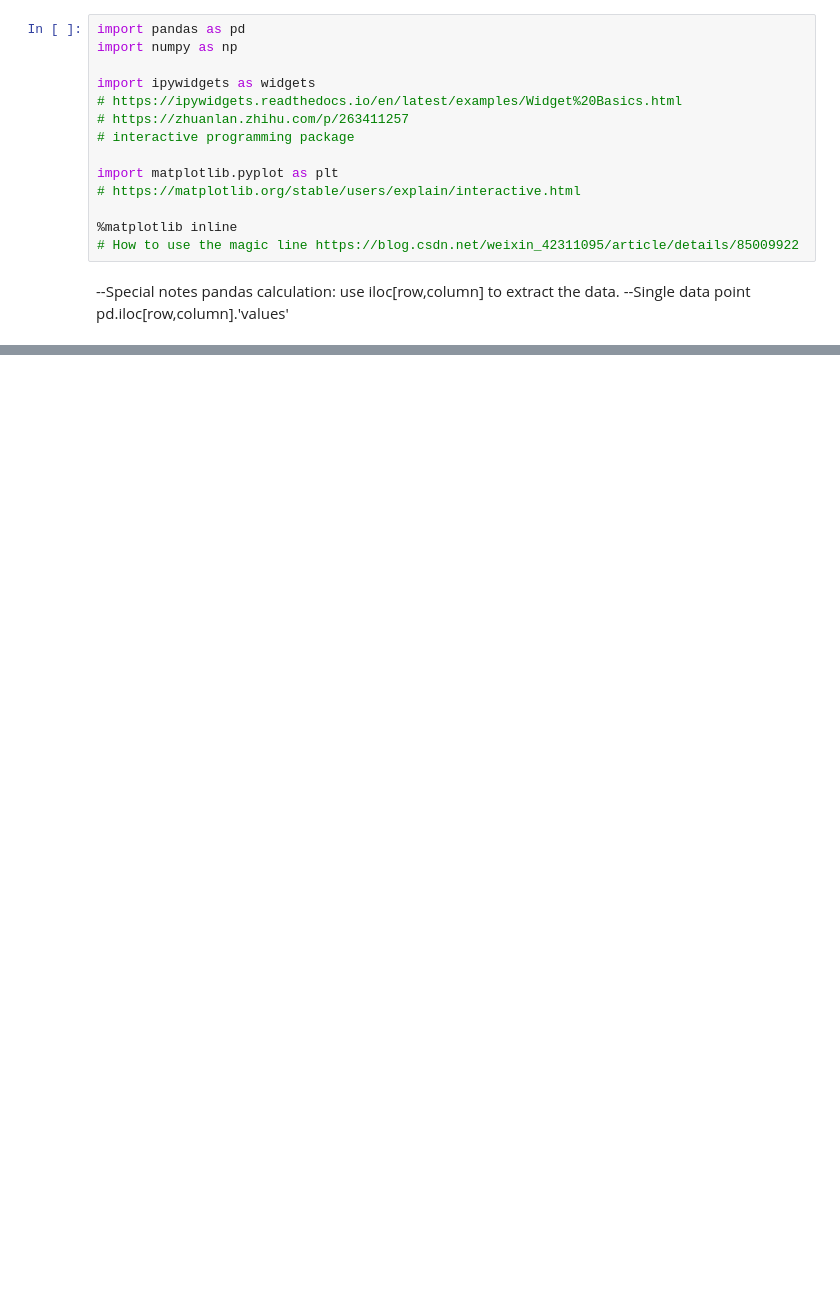
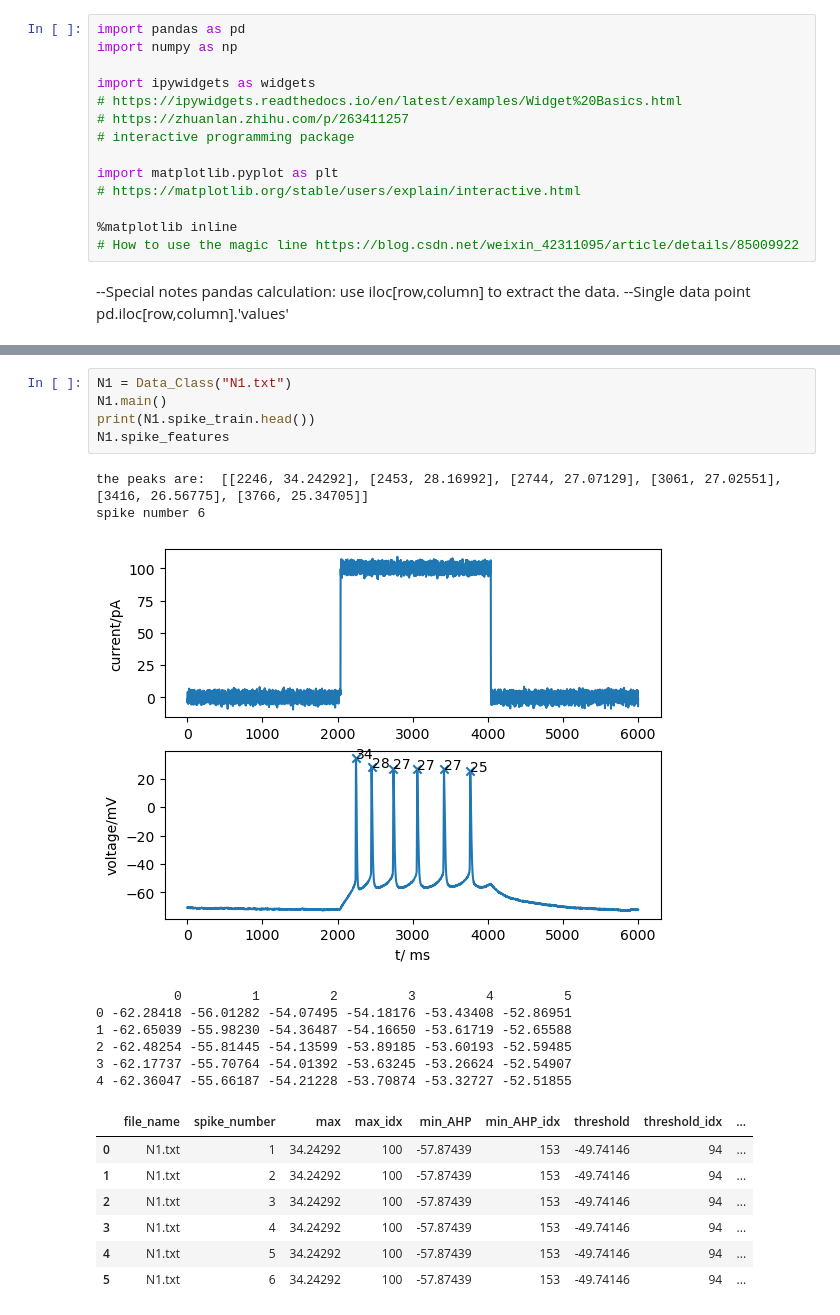
Before and after one commit to AlanYWu/Pioneer_spike-train-analysis, a Jupyter notebook: data processing_class.ipynb, the cells around one changed output, grey strips where cells are left out. Saved outputs shown, nothing was run; the diff lists cells and outputs as text; blank space fills up the shorter version.

Commit message:
Update data processing_class.ipynb
The data processing is finished!

```diff
--- a/data processing_class.ipynb
+++ b/data processing_class.ipynb
@@ -154,0 +299,22 @@ spike number 6
+# %%
+N1 = Data_Class("N1.txt")
+N1.main()
+print(N1.spike_train.head())
+N1.spike_features
+# %% [output]
+the peaks are:  [[2246, 34.24292], [2453, 28.16992], [2744, 27.07129], [3061, 27.02551], [3416, 26.56775], [3766, 25.34705]]
+spike number 6
+[figure, added]
+          0         1         2         3         4         5
+0 -62.28418 -56.01282 -54.07495 -54.18176 -53.43408 -52.86951
+1 -62.65039 -55.98230 -54.36487 -54.16650 -53.61719 -52.65588
+2 -62.48254 -55.81445 -54.13599 -53.89185 -53.60193 -52.59485
+3 -62.17737 -55.70764 -54.01392 -53.63245 -53.26624 -52.54907
+4 -62.36047 -55.66187 -54.21228 -53.70874 -53.32727 -52.51855
+|  | file_name | spike_number | max | max_idx | min_AHP | min_AHP_idx | threshold | threshold_idx | ... |
+| 0 | N1.txt | 1 | 34.24292 | 100 | -57.87439 | 153 | -49.74146 | 94 | ... |
+| 1 | N1.txt | 2 | 34.24292 | 100 | -57.87439 | 153 | -49.74146 | 94 | ... |
+| 2 | N1.txt | 3 | 34.24292 | 100 | -57.87439 | 153 | -49.74146 | 94 | ... |
+| 3 | N1.txt | 4 | 34.24292 | 100 | -57.87439 | 153 | -49.74146 | 94 | ... |
+| 4 | N1.txt | 5 | 34.24292 | 100 | -57.87439 | 153 | -49.74146 | 94 | ... |
+| 5 | N1.txt | 6 | 34.24292 | 100 | -57.87439 | 153 | -49.74146 | 94 | ... |
```
Also changed, not shown: parts of 4 cells of this notebook.
